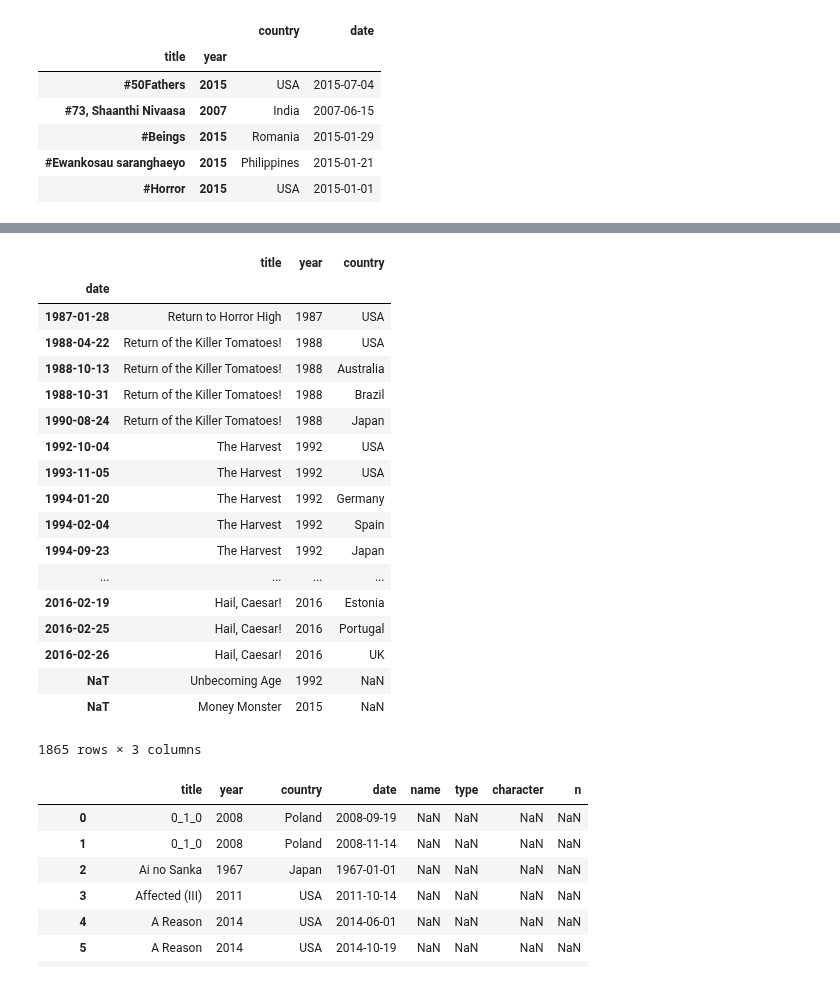
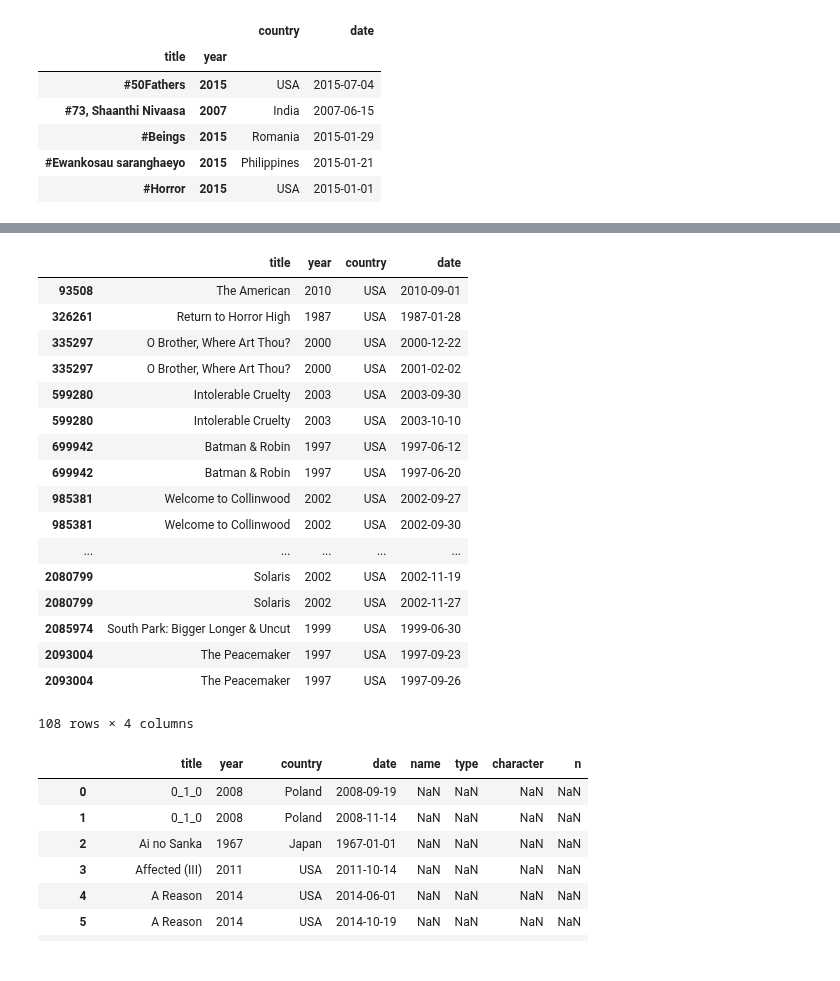
Before and after one commit to brandon-rhodes/pycon-pandas-tutorial, a Jupyter notebook: All.ipynb, the cells around one changed output, grey strips where cells are left out. Cells and saved outputs as stored; diff of their text form; code cells hidden in the pictures.

Commit message:
Start working with release dates

```diff
--- a/All.ipynb
+++ b/All.ipynb
@@ -655,29 +663,31 @@ rd.head()
 # %%
 c = cast
-c = c[c.name == 'George Clooney'][['title', 'year']]
+c = c[c.name == 'George Clooney'][['title', 'year']].drop_duplicates()
+#c = c.set_index(['title', 'year']).sort_index()
 c = c.join(rd, ['title', 'year'])
-c = c.set_index('date').sort_index()
-c
+c = c[c.country == 'USA']
+#c = c.set_index('date').sort_index()
+c#.info()
+#c[c.date.dt.day == 4]
 # %% [output]
-|  | title | year | country |
-| date |  |  |  |
-| 1987-01-28 | Return to Horror High | 1987 | USA |
-| 1988-04-22 | Return of the Killer Tomatoes! | 1988 | USA |
-| 1988-10-13 | Return of the Killer Tomatoes! | 1988 | Australia |
-| 1988-10-31 | Return of the Killer Tomatoes! | 1988 | Brazil |
-| 1990-08-24 | Return of the Killer Tomatoes! | 1988 | Japan |
-| 1992-10-04 | The Harvest | 1992 | USA |
-| 1993-11-05 | The Harvest | 1992 | USA |
-| 1994-01-20 | The Harvest | 1992 | Germany |
-| 1994-02-04 | The Harvest | 1992 | Spain |
-| 1994-09-23 | The Harvest | 1992 | Japan |
-| ... | ... | ... | ... |
-| 2016-02-19 | Hail, Caesar! | 2016 | Estonia |
-| 2016-02-25 | Hail, Caesar! | 2016 | Portugal |
-| 2016-02-26 | Hail, Caesar! | 2016 | UK |
-| NaT | Unbecoming Age | 1992 | NaN |
-| NaT | Money Monster | 2015 | NaN |
+|  | title | year | country | date |
+| 93508 | The American | 2010 | USA | 2010-09-01 |
+| 326261 | Return to Horror High | 1987 | USA | 1987-01-28 |
+| 335297 | O Brother, Where Art Thou? | 2000 | USA | 2000-12-22 |
+| 335297 | O Brother, Where Art Thou? | 2000 | USA | 2001-02-02 |
+| 599280 | Intolerable Cruelty | 2003 | USA | 2003-09-30 |
+| 599280 | Intolerable Cruelty | 2003 | USA | 2003-10-10 |
+| 699942 | Batman & Robin | 1997 | USA | 1997-06-12 |
+| 699942 | Batman & Robin | 1997 | USA | 1997-06-20 |
+| 985381 | Welcome to Collinwood | 2002 | USA | 2002-09-27 |
+| 985381 | Welcome to Collinwood | 2002 | USA | 2002-09-30 |
+| ... | ... | ... | ... | ... |
+| 2080799 | Solaris | 2002 | USA | 2002-11-19 |
+| 2080799 | Solaris | 2002 | USA | 2002-11-27 |
+| 2085974 | South Park: Bigger Longer & Uncut | 1999 | USA | 1999-06-30 |
+| 2093004 | The Peacemaker | 1997 | USA | 1997-09-23 |
+| 2093004 | The Peacemaker | 1997 | USA | 1997-09-26 |
-1865 rows × 3 columns
+108 rows × 4 columns
 # %%
 c = cast
 c = c[c.name == 'George Clooney'] #[['title', 'year']]
```
Also changed, not shown: parts of 2 cells of this notebook.
